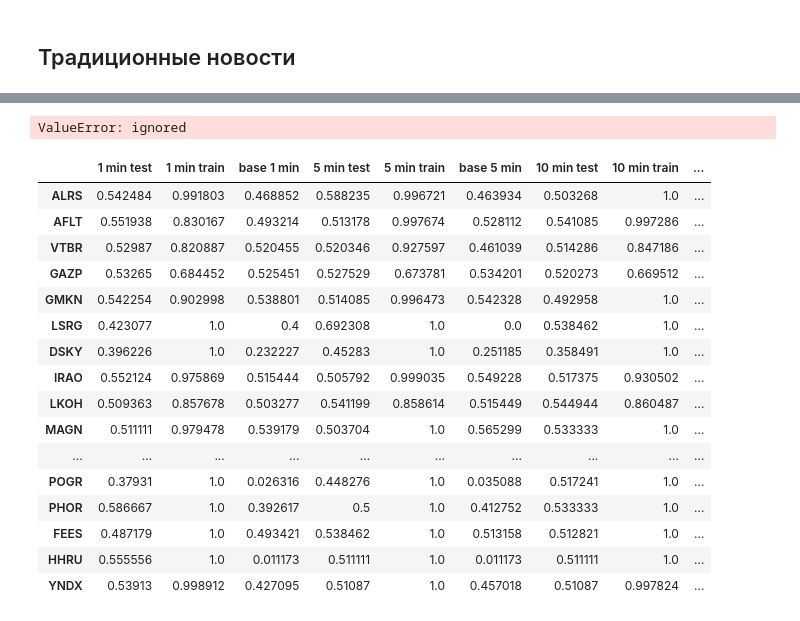
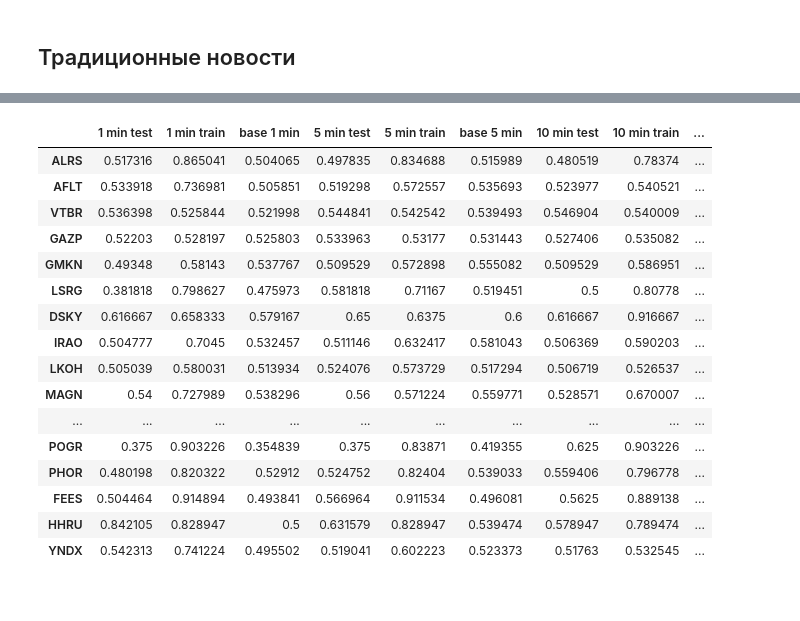
Before and after one commit to BorisenkoGeorgy/Disser_news_stocks, a Jupyter notebook: models/BaselineModels.ipynb, the cells around one changed output, grey strips where cells are left out. Saved outputs shown, nothing was run; the diff lists cells and outputs as text; code cells hidden in the pictures.

```diff
--- a/models/BaselineModels.ipynb
+++ b/models/BaselineModels.ipynb
@@ -705,3 +464,6 @@ news.drop('message_raw', axis=1, inplace=True)
 # %%
-news = news[news.date < '2022-01-01']
-# news = news.drop(columns=sectors)
+news = news[news.date < '2022-01-01'].copy()
+news.drop(columns=sectors, inplace=True)
+# %%
+news['message'] = news['title'] + ' ' + news['announce']
+news.drop(columns=['link', 'title', 'announce', 'text'], inplace=True)
@@ -832,25 +565,22 @@ YNDX done
 # %%
-results_rf = pd.DataFrame(columns=['1 min test', '1 min train', 'base 1 min', '5 min test', '5 min train', 'base 5 min', '10 min test', '10 min train', 'base 10 min', '15 min test', '15 min train', 'base 15 min',
+results_rf_news = pd.DataFrame(columns=['1 min test', '1 min train', 'base 1 min', '5 min test', '5 min train', 'base 5 min', '10 min test', '10 min train', 'base 10 min', '15 min test', '15 min train', 'base 15 min',
                                    '30 min test', '30 min train', 'base 30 min', '1 hour test', '1 hour train', 'base 1 hour', '1 day test', '1 day train', 'base 1 day'], index=companies)
 # %%
 for comp in companies:
-  with open(f'/content/drive/MyDrive/news_loggs/{comp}/{comp}_train_logg.txt') as f:
+  with open(f'/content/drive/MyDrive/Диссертация/news_loggs/{comp}/{comp}_rf_train_logg.txt') as f:
       lines = f.readlines()
-      lines_train = [float(el[:-2]) for el in lines]
+      lines_train = [float(el) for el in lines]
       lines_train = np.array(lines_train).reshape(-1, 13)
-      lines_train = lines_train
 
-  with open(f'/content/drive/MyDrive/news_loggs/{comp}/{comp}_test_logg.txt') as f:
+  with open(f'/content/drive/MyDrive/Диссертация/news_loggs/{comp}/{comp}_rf_test_logg.txt') as f:
       lines = f.readlines()
-      lines_test = [float(el[:-2]) for el in lines]
+      lines_test = [float(el) for el in lines]
       lines_test = np.array(lines_test).reshape(-1, 13)
-      lines_test = lines_test
       inds_max = np.argmax(lines_test, axis=1)
 
-  with open(f'/content/drive/MyDrive/news_loggs/{comp}/{comp}_base_acc_logg.txt') as f:
+  with open(f'/content/drive/MyDrive/Диссертация/news_loggs/{comp}/{comp}_rf_base_acc_logg.txt') as f:
       lines = f.readlines()
-      base_train = [float(el[:-2]) for el in lines]
-      base_train = base_train
+      base_train = [float(el) for el in lines]
 
   lines_train = np.choose(inds_max, lines_train.T)
   lines_test = np.choose(inds_max, lines_test.T)
@@ -861,10 +591,10 @@ for comp in companies:
     res.append(tr)
     res.append(ba)
 
+  if len(res) == 24:
+    res = res[3:]
 
-  results_rf.loc[comp,:] = res
+  results_rf_news.loc[comp,:] = res
-# %% [output]
-ValueError: ignored
 # %%
 pd.set_option('display.max_columns', 21)
 pd.set_option('display.max_rows', 33)
@@ -873 +601,21 @@ results_rf
+# %%
+results_rf_news
+# %% [output]
+|  | 1 min test | 1 min train | base 1 min | 5 min test | 5 min train | base 5 min | 10 min test | 10 min train | ... |
+| ALRS | 0.517316 | 0.865041 | 0.504065 | 0.497835 | 0.834688 | 0.515989 | 0.480519 | 0.78374 | ... |
+| AFLT | 0.533918 | 0.736981 | 0.505851 | 0.519298 | 0.572557 | 0.535693 | 0.523977 | 0.540521 | ... |
+| VTBR | 0.536398 | 0.525844 | 0.521998 | 0.544841 | 0.542542 | 0.539493 | 0.546904 | 0.540009 | ... |
+| GAZP | 0.52203 | 0.528197 | 0.525803 | 0.533963 | 0.53177 | 0.531443 | 0.527406 | 0.535082 | ... |
+| GMKN | 0.49348 | 0.58143 | 0.537767 | 0.509529 | 0.572898 | 0.555082 | 0.509529 | 0.586951 | ... |
+| LSRG | 0.381818 | 0.798627 | 0.475973 | 0.581818 | 0.71167 | 0.519451 | 0.5 | 0.80778 | ... |
+| DSKY | 0.616667 | 0.658333 | 0.579167 | 0.65 | 0.6375 | 0.6 | 0.616667 | 0.916667 | ... |
+| IRAO | 0.504777 | 0.7045 | 0.532457 | 0.511146 | 0.632417 | 0.581043 | 0.506369 | 0.590203 | ... |
+| LKOH | 0.505039 | 0.580031 | 0.513934 | 0.524076 | 0.573729 | 0.517294 | 0.506719 | 0.526537 | ... |
+| MAGN | 0.54 | 0.727989 | 0.538296 | 0.56 | 0.571224 | 0.559771 | 0.528571 | 0.670007 | ... |
+| ... | ... | ... | ... | ... | ... | ... | ... | ... | ... |
+| POGR | 0.375 | 0.903226 | 0.354839 | 0.375 | 0.83871 | 0.419355 | 0.625 | 0.903226 | ... |
+| PHOR | 0.480198 | 0.820322 | 0.52912 | 0.524752 | 0.82404 | 0.539033 | 0.559406 | 0.796778 | ... |
+| FEES | 0.504464 | 0.914894 | 0.493841 | 0.566964 | 0.911534 | 0.496081 | 0.5625 | 0.889138 | ... |
+| HHRU | 0.842105 | 0.828947 | 0.5 | 0.631579 | 0.828947 | 0.539474 | 0.578947 | 0.789474 | ... |
+| YNDX | 0.542313 | 0.741224 | 0.495502 | 0.519041 | 0.602223 | 0.523373 | 0.51763 | 0.532545 | ... |
 # %%
@@ -907,20 +653,0 @@ for comp in companies:
-# %%
-results_boosting
-# %% [output]
-|  | 1 min test | 1 min train | base 1 min | 5 min test | 5 min train | base 5 min | 10 min test | 10 min train | ... |
-| ALRS | 0.542484 | 0.991803 | 0.468852 | 0.588235 | 0.996721 | 0.463934 | 0.503268 | 1.0 | ... |
-| AFLT | 0.551938 | 0.830167 | 0.493214 | 0.513178 | 0.997674 | 0.528112 | 0.541085 | 0.997286 | ... |
-| VTBR | 0.52987 | 0.820887 | 0.520455 | 0.520346 | 0.927597 | 0.461039 | 0.514286 | 0.847186 | ... |
-| GAZP | 0.53265 | 0.684452 | 0.525451 | 0.527529 | 0.673781 | 0.534201 | 0.520273 | 0.669512 | ... |
-| GMKN | 0.542254 | 0.902998 | 0.538801 | 0.514085 | 0.996473 | 0.542328 | 0.492958 | 1.0 | ... |
-| LSRG | 0.423077 | 1.0 | 0.4 | 0.692308 | 1.0 | 0.0 | 0.538462 | 1.0 | ... |
-| DSKY | 0.396226 | 1.0 | 0.232227 | 0.45283 | 1.0 | 0.251185 | 0.358491 | 1.0 | ... |
-| IRAO | 0.552124 | 0.975869 | 0.515444 | 0.505792 | 0.999035 | 0.549228 | 0.517375 | 0.930502 | ... |
-| LKOH | 0.509363 | 0.857678 | 0.503277 | 0.541199 | 0.858614 | 0.515449 | 0.544944 | 0.860487 | ... |
-| MAGN | 0.511111 | 0.979478 | 0.539179 | 0.503704 | 1.0 | 0.565299 | 0.533333 | 1.0 | ... |
-| ... | ... | ... | ... | ... | ... | ... | ... | ... | ... |
-| POGR | 0.37931 | 1.0 | 0.026316 | 0.448276 | 1.0 | 0.035088 | 0.517241 | 1.0 | ... |
-| PHOR | 0.586667 | 1.0 | 0.392617 | 0.5 | 1.0 | 0.412752 | 0.533333 | 1.0 | ... |
-| FEES | 0.487179 | 1.0 | 0.493421 | 0.538462 | 1.0 | 0.513158 | 0.512821 | 1.0 | ... |
-| HHRU | 0.555556 | 1.0 | 0.011173 | 0.511111 | 1.0 | 0.011173 | 0.511111 | 1.0 | ... |
-| YNDX | 0.53913 | 0.998912 | 0.427095 | 0.51087 | 1.0 | 0.457018 | 0.51087 | 0.997824 | ... |
```
Also changed, not shown: parts of 74 cells of this notebook, 1 other file.
